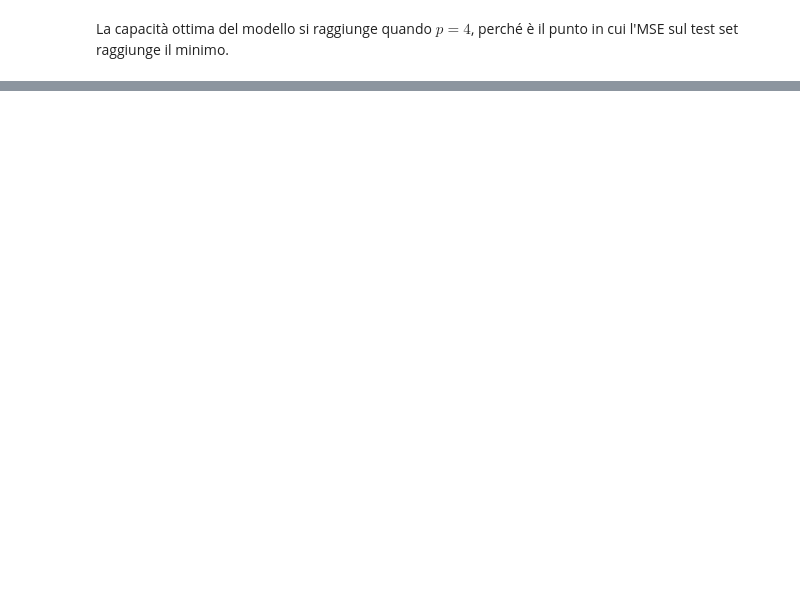
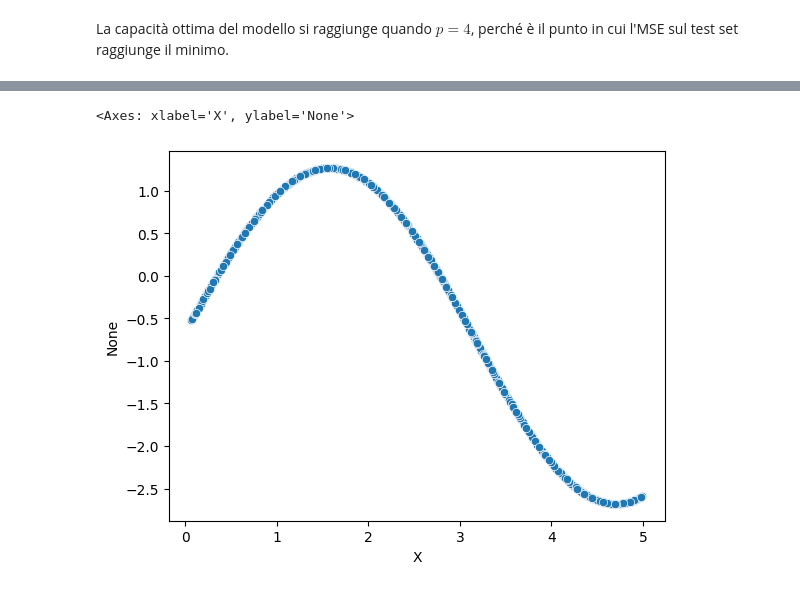
Before and after one commit to alberto-rampulla/big-data-course, a Jupyter notebook: 02_Capacità/Capacità.ipynb, the cells around one changed output, grey strips where cells are left out. Cells and saved outputs as stored; diff of their text form; code cells hidden in the pictures; blank space fills up the shorter version.

```diff
--- a/02_Capacità/Capacità.ipynb
+++ b/02_Capacità/Capacità.ipynb
@@ -241,0 +288,11 @@ La capacità ottima del modello si raggiunge quando $p = 4$, perché è il punto
+# %%
+gs = GridSearchCV(
+    estimator=kkr,
+    param_grid=param,
+    scoring = 'r2',
+    n_jobs = 3,
+    cv = 5,
+    verbose=3
+)
+# %%
+gs.fit(dd_clean_kde[['X']], dd_clean_kde['y'])
@@ -241,0 +331,7 @@ La capacità ottima del modello si raggiunge quando $p = 4$, perché è il punto
+# %%
+low = dd_clean_kde[['X']].agg(func='min')
+up = dd_clean_kde[['X']].agg(func = 'max')
+
+X_test = np.random.uniform(low = low, high = up, size = 1000)
+X_test = pd.DataFrame(X_test, columns = ['X'])
+X_test
@@ -241,0 +352,8 @@ La capacità ottima del modello si raggiunge quando $p = 4$, perché è il punto
+# %%
+y_pred = gs.predict(X_test)
+y_pred = pd.Series(y_pred)
+# %%
+sns.scatterplot(data=X_test, x = 'X', y = y_pred)
+# %% [output]
+<Axes: xlabel='X', ylabel='None'>
+[figure, added]
```
Also changed, not shown: parts of 17 cells of this notebook.
